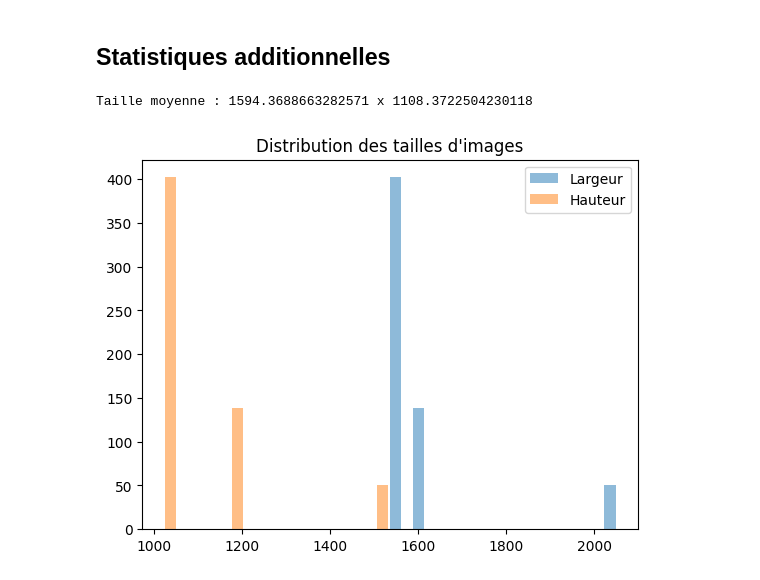
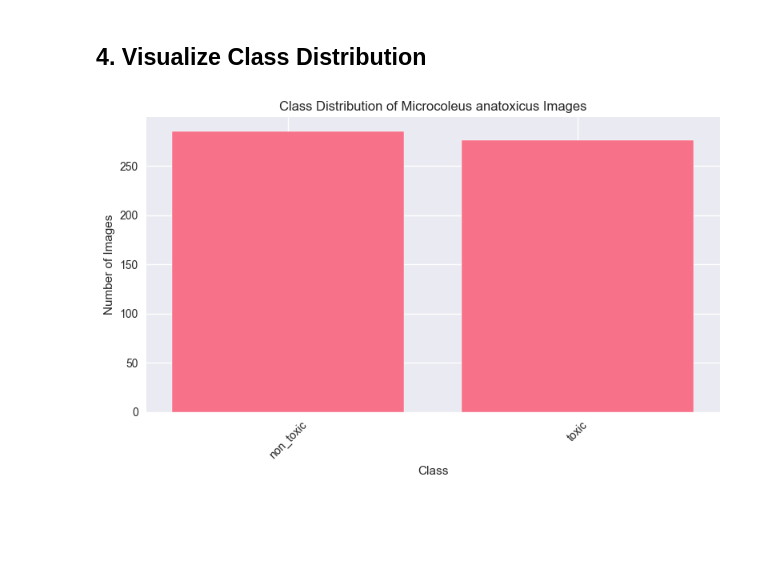
Before and after one commit to Tiits/microcoleus-project, a Jupyter notebook: notebooks/01_data_exploration.ipynb, the cells around one changed output. Drawn from its saved outputs; the diff is of its cells as text; code cells hidden in the pictures; blank space fills up the shorter version.

```diff
--- a/notebooks/01_data_exploration.ipynb
+++ b/notebooks/01_data_exploration.ipynb
@@ -27,6 +29,8 @@ IMG_SIZE = tuple(cfg['preprocessing']['target_size'])
 # %%
-data_dir = DATA_RAW
-classes  = [d for d in os.listdir(data_dir)
-            if not d.startswith('.') and os.path.isdir(os.path.join(data_dir, d))]
-print("Classes détectées :", classes)
+# Detect subdirectories in `data_dir` that represent image classes
+classes = [
+    d for d in os.listdir(data_dir)
+    if not d.startswith('.') and os.path.isdir(os.path.join(data_dir, d))
+]
+print(f"Detected classes: {classes}")
 # %% [output]
@@ -36,7 +40,13 @@ Classes détectées : ['non_toxic', 'toxic']
 # %%
+# Count how many image files each class contains
 image_count = {}
 for cls in classes:
-    folder = os.path.join(data_dir, cls)
-    image_count[cls] = len([f for f in os.listdir(folder) if f.lower().endswith(('.png', '.jpg', '.jpeg', '.tif', '.tiff'))])
-print("Nombre d'images par classe :", image_count)
+    cls_folder = os.path.join(data_dir, cls)
+    imgs = [
+        f for f in os.listdir(cls_folder)
+        if f.lower().endswith(img_extensions)
+    ]
+    image_count[cls] = len(imgs)
+
+print("Number of images per class:", image_count)
 # %% [output]
@@ -70,33 +54,14 @@ plt.show()
-# %% [markdown]
-## Statistiques additionnelles
-# %%
-widths, heights = [], []
-for cls in classes:
-    folder = os.path.join(DATA_RAW, cls)
-    img_files = [f for f in os.listdir(folder) if f.lower().endswith(('.png', '.jpg', '.jpeg', '.tif', '.tiff'))]
-    for img_file in img_files:
-        try:
-            img = Image.open(os.path.join(folder, img_file))
-            widths.append(img.width)
-            heights.append(img.height)
-        except Exception as e:
-            print(f"Erreur lors de l'ouverture de {img_file} :", e)
-
-print("Taille moyenne :", np.mean(widths), "x", np.mean(heights))
-
-if len(set(widths)) == 1:
-    plt.hist(widths, bins=1, alpha=0.5, label='Largeur')
-else:
-    plt.hist(widths, bins=20, alpha=0.5, label='Largeur')
-
-if len(set(heights)) == 1:
-    plt.hist(heights, bins=1, alpha=0.5, label='Hauteur')
-else:
-    plt.hist(heights, bins=20, alpha=0.5, label='Hauteur')
-
-plt.legend()
-plt.title("Distribution des tailles d'images")
-plt.show()
-# %% [output]
-Taille moyenne : 1594.3688663282571 x 1108.3722504230118
-[figure, removed]
+# %% [markdown]
+## 4. Visualize Class Distribution
+# %%
+# Plot a bar chart of image counts for each class
+plt.figure(figsize=(8, 5))
+plt.bar(image_count.keys(), image_count.values())
+plt.title("Class Distribution of Microcoleus anatoxicus Images")
+plt.xlabel("Class")
+plt.ylabel("Number of Images")
+plt.xticks(rotation=45)
+plt.tight_layout()
+plt.show()
+# %% [output]
+[figure, added]
```
Also changed, not shown: parts of 19 cells of this notebook, 13 other files.
